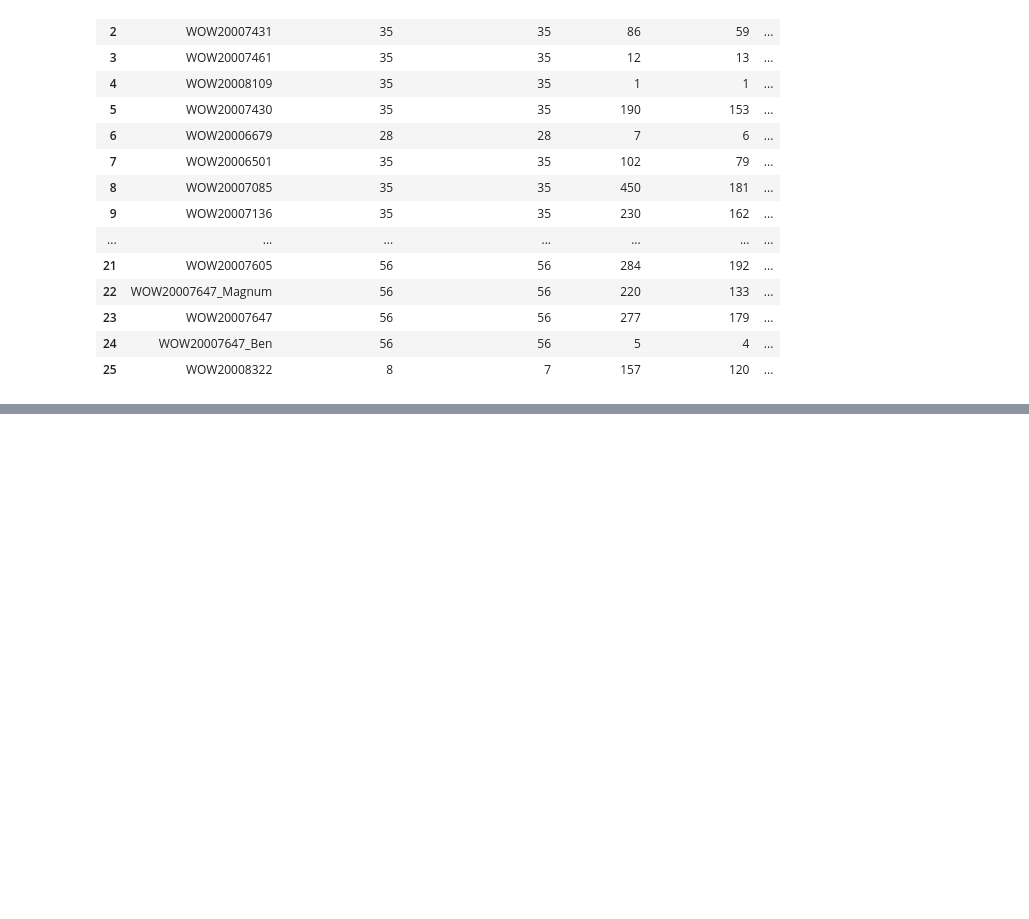
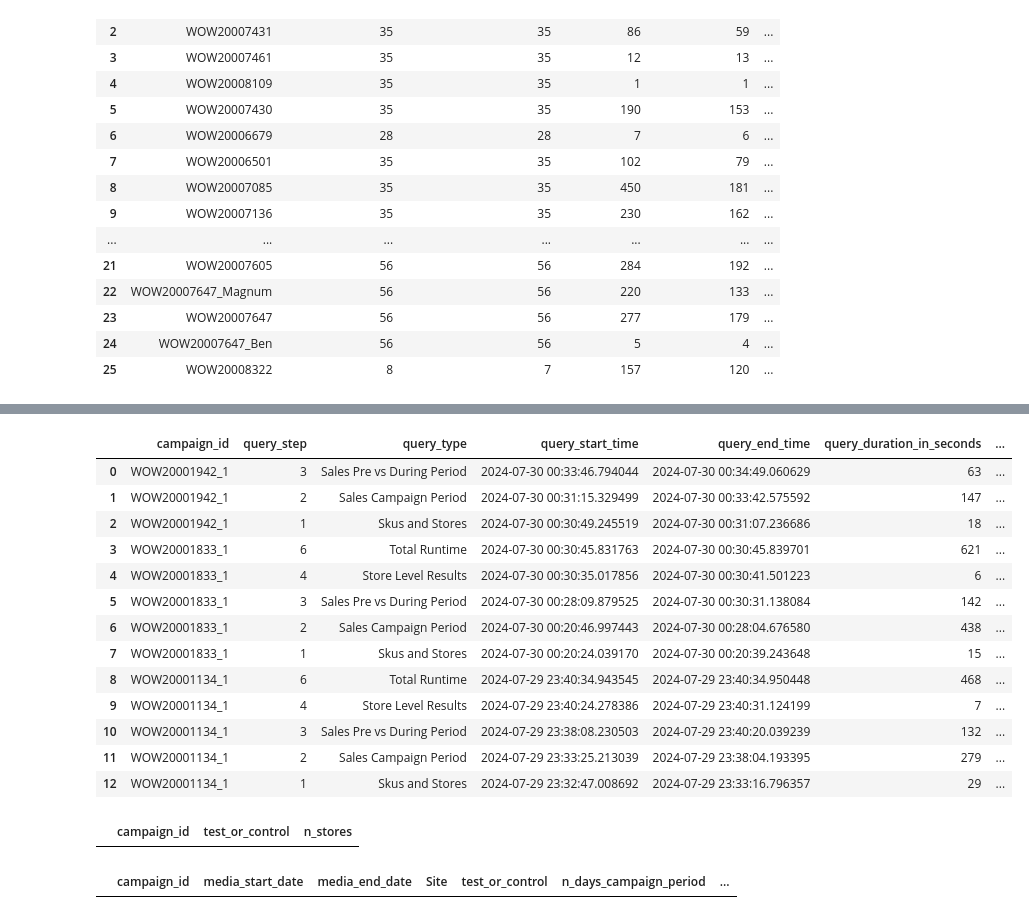
Before and after one commit to davelorino1/Cartology, a Jupyter notebook: Incrementality/Digital Screen Notebook.ipynb, the cells around one changed output, grey strips where cells are left out. Drawn from its saved outputs; the diff is of its cells as text; code cells hidden in the pictures; blank space fills up the shorter version.

```diff
--- a/Incrementality/Digital Screen Notebook.ipynb
+++ b/Incrementality/Digital Screen Notebook.ipynb
@@ -183,0 +485,52 @@ check_df
+# %%
+
+check = client.query(
+"""
+SELECT *
+FROM `gcp-wow-cart-data-dev-d4d7.davide.instore_screens_run_logs`
+ORDER BY query_start_time DESC
+LIMIT 13
+"""
+).result()
+check_df = check.to_dataframe()
+chime.success()
+check_df
+# %% [output]
+|  | campaign_id | query_step | query_type | query_start_time | query_end_time | query_duration_in_seconds | ... |
+| 0 | WOW20001942_1 | 3 | Sales Pre vs During Period | 2024-07-30 00:33:46.794044 | 2024-07-30 00:34:49.060629 | 63 | ... |
+| 1 | WOW20001942_1 | 2 | Sales Campaign Period | 2024-07-30 00:31:15.329499 | 2024-07-30 00:33:42.575592 | 147 | ... |
+| 2 | WOW20001942_1 | 1 | Skus and Stores | 2024-07-30 00:30:49.245519 | 2024-07-30 00:31:07.236686 | 18 | ... |
+| 3 | WOW20001833_1 | 6 | Total Runtime | 2024-07-30 00:30:45.831763 | 2024-07-30 00:30:45.839701 | 621 | ... |
+| 4 | WOW20001833_1 | 4 | Store Level Results | 2024-07-30 00:30:35.017856 | 2024-07-30 00:30:41.501223 | 6 | ... |
+| 5 | WOW20001833_1 | 3 | Sales Pre vs During Period | 2024-07-30 00:28:09.879525 | 2024-07-30 00:30:31.138084 | 142 | ... |
+| 6 | WOW20001833_1 | 2 | Sales Campaign Period | 2024-07-30 00:20:46.997443 | 2024-07-30 00:28:04.676580 | 438 | ... |
+| 7 | WOW20001833_1 | 1 | Skus and Stores | 2024-07-30 00:20:24.039170 | 2024-07-30 00:20:39.243648 | 15 | ... |
+| 8 | WOW20001134_1 | 6 | Total Runtime | 2024-07-29 23:40:34.943545 | 2024-07-29 23:40:34.950448 | 468 | ... |
+| 9 | WOW20001134_1 | 4 | Store Level Results | 2024-07-29 23:40:24.278386 | 2024-07-29 23:40:31.124199 | 7 | ... |
+| 10 | WOW20001134_1 | 3 | Sales Pre vs During Period | 2024-07-29 23:38:08.230503 | 2024-07-29 23:40:20.039239 | 132 | ... |
+| 11 | WOW20001134_1 | 2 | Sales Campaign Period | 2024-07-29 23:33:25.213039 | 2024-07-29 23:38:04.193395 | 279 | ... |
+| 12 | WOW20001134_1 | 1 | Skus and Stores | 2024-07-29 23:32:47.008692 | 2024-07-29 23:33:16.796357 | 29 | ... |
+# %%
+check = client.query(
+"""
+SELECT campaign_id, test_or_control, COUNT(DISTINCT Site) AS n_stores
+FROM gcp-wow-cart-data-dev-d4d7.davide.instore_screens_sales_pre_vs_during_period_plus_baseline_2
+GROUP BY 1,2
+"""
+).result()
+check_df = check.to_dataframe()
+chime.success()
+check_df
+# %% [output]
+|  | campaign_id | test_or_control | n_stores |
+# %%
+check = client.query(
+"""
+SELECT * FROM gcp-wow-cart-data-dev-d4d7.davide.instore_screens_sales_pre_vs_during_period_plus_baseline_2 LIMIT 5
+"""
+).result()
+check_df = check.to_dataframe()
+chime.success()
+check_df
+# %% [output]
+|  | campaign_id | media_start_date | media_end_date | Site | test_or_control | n_days_campaign_period | ... |
```
Also changed, not shown: parts of 25 cells of this notebook, 3 other files.
